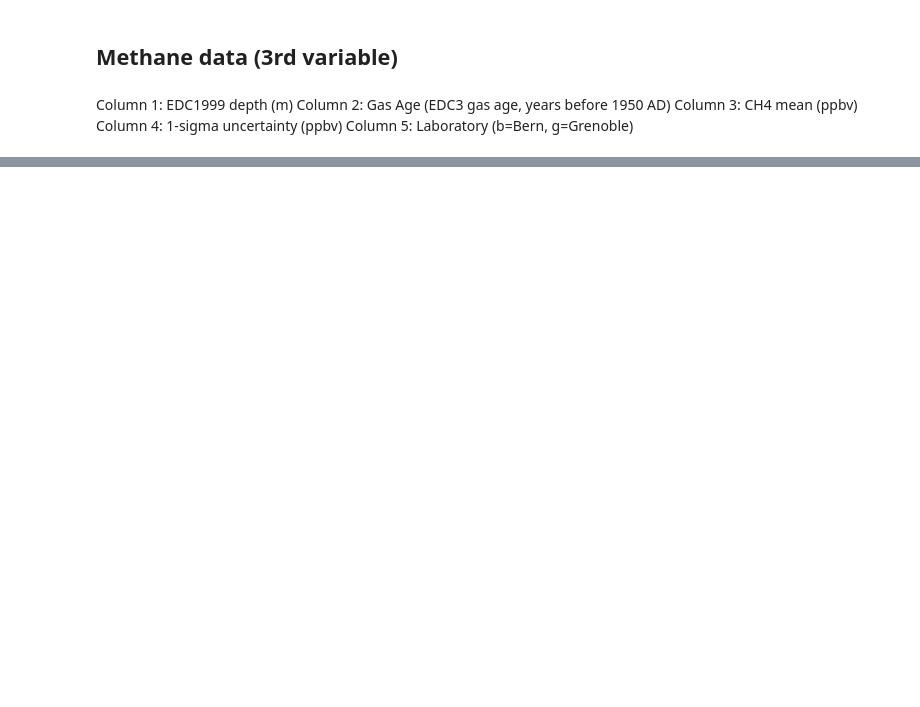
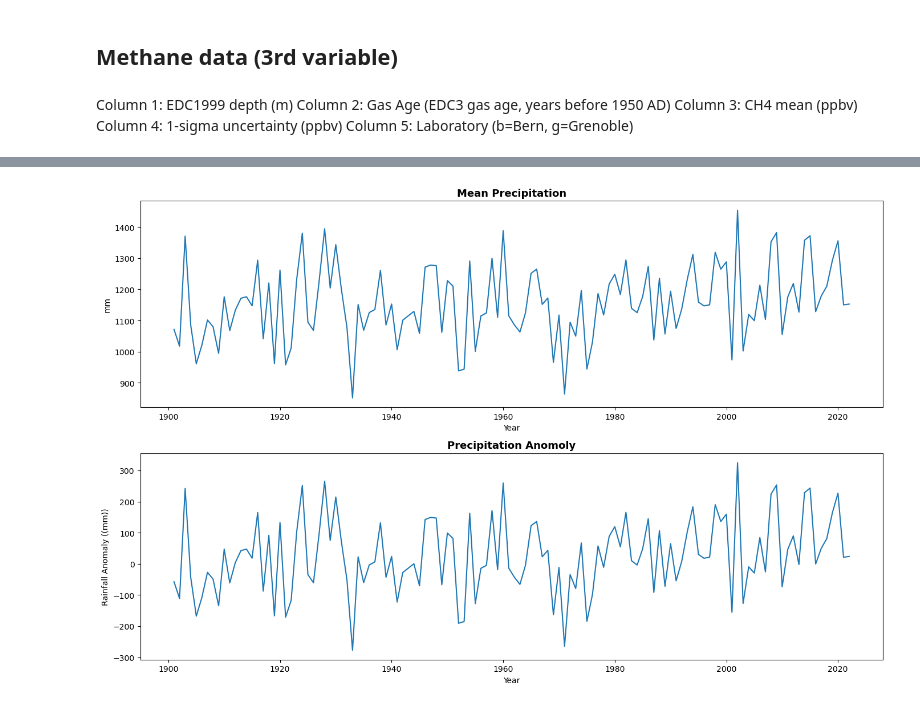
Before and after one commit to rebeccaf1918/Programming-for-Da-Project2, a Jupyter notebook: Project.ipynb, the cells around one changed output, grey strips where cells are left out. Saved outputs shown, nothing was run; the diff lists cells and outputs as text; code cells hidden in the pictures; blank space fills up the shorter version.

```diff
--- a/Project.ipynb
+++ b/Project.ipynb
@@ -316,0 +402,18 @@ plt.show()
+# %%
+CompleteRainDatafrom1901 = pd.read_csv('CompleteIrishRainfall1900-2022.csv')
+fig, axs = plt.subplots(2, figsize=(14, 9))
+
+axs[0].plot(CompleteRainDatafrom1901['Year'], CompleteRainDatafrom1901['Annual Mean Precipitation '], label = 'Mean Precipitation')
+axs[0].set_xlabel('Year')
+axs[0].set_ylabel('mm')
+axs[0].set_title('Mean Precipitation', weight ='bold', size=13)
+
+axs[1].plot(CompleteRainDatafrom1901['Year'], CompleteRainDatafrom1901['Anomoly'])
+axs[1].set_xlabel('Year')
+axs[1].set_ylabel('Rainfall Anomaly ((mm))')
+axs[1].set_title('Precipitation Anomoly', weight ='bold', size=13)
+
+plt.tight_layout()
+plt.show()
+# %% [output]
+[figure, added]
```
Also changed, not shown: parts of 14 cells of this notebook, 10 other files.
